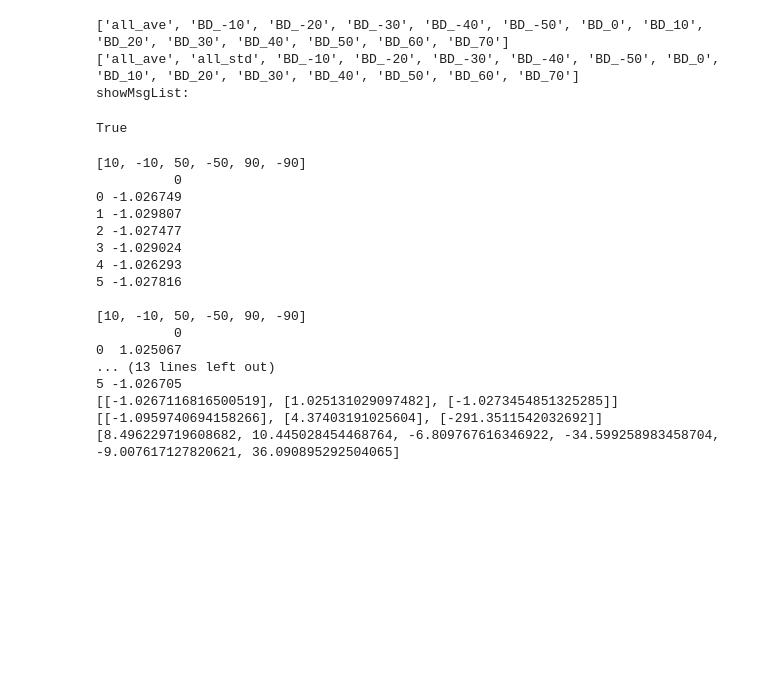
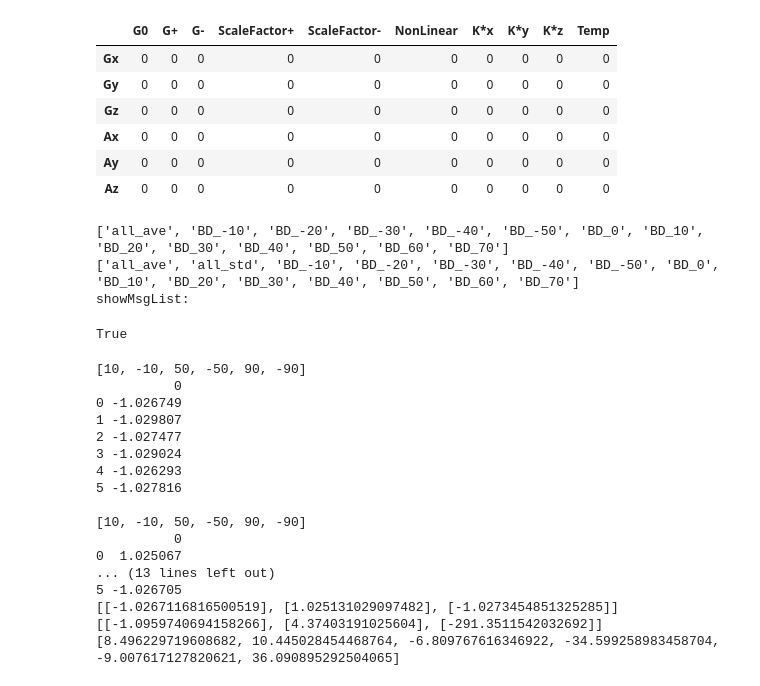
Before and after one commit to CopilotAlice/General_autoTest_Host, a Jupyter notebook: test_fun/统计标定数据V1.2.ipynb, the cells around one changed output. Drawn from its saved outputs; the diff is of its cells as text; code cells hidden in the pictures; blank space fills up the shorter version.

```diff
--- a/test_fun/统计标定数据V1.2.ipynb
+++ b/test_fun/统计标定数据V1.2.ipynb
@@ -138,6 +138,28 @@ def fun_sl_average(df,gsl_list_sort,sl_list,zf_list):
             fzj_list.append(fzj_data)
 
     return bd_list, fxxd_list, gname_list, fzj_list
+# %%
+import pandas as pd
+def init_sdf():
+    # 初始化文件
+    list_columns = [
+        "G0", "G+", "G-",
+        "ScaleFactor+", "ScaleFactor-", "NonLinear",
+        "K*x", "K*y", "K*z",
+        "Temp"
+    ]
+    list_rows = ["Gx", "Gy", "Gz", "Ax", "Ay", "Az"]
+    sdf = pd.DataFrame(0,index=list_rows, columns=list_columns)
+    return sdf
+init_sdf()
+# %% [output]
+|  | G0 | G+ | G- | ScaleFactor+ | ScaleFactor- | NonLinear | K*x | K*y | K*z | Temp |
+| Gx | 0 | 0 | 0 | 0 | 0 | 0 | 0 | 0 | 0 | 0 |
+| Gy | 0 | 0 | 0 | 0 | 0 | 0 | 0 | 0 | 0 | 0 |
+| Gz | 0 | 0 | 0 | 0 | 0 | 0 | 0 | 0 | 0 | 0 |
+| Ax | 0 | 0 | 0 | 0 | 0 | 0 | 0 | 0 | 0 | 0 |
+| Ay | 0 | 0 | 0 | 0 | 0 | 0 | 0 | 0 | 0 | 0 |
+| Az | 0 | 0 | 0 | 0 | 0 | 0 | 0 | 0 | 0 | 0 |
 # %%
 class struct_paraCal:
     def __init__(self):
```
Also changed, not shown: 5 other files.
